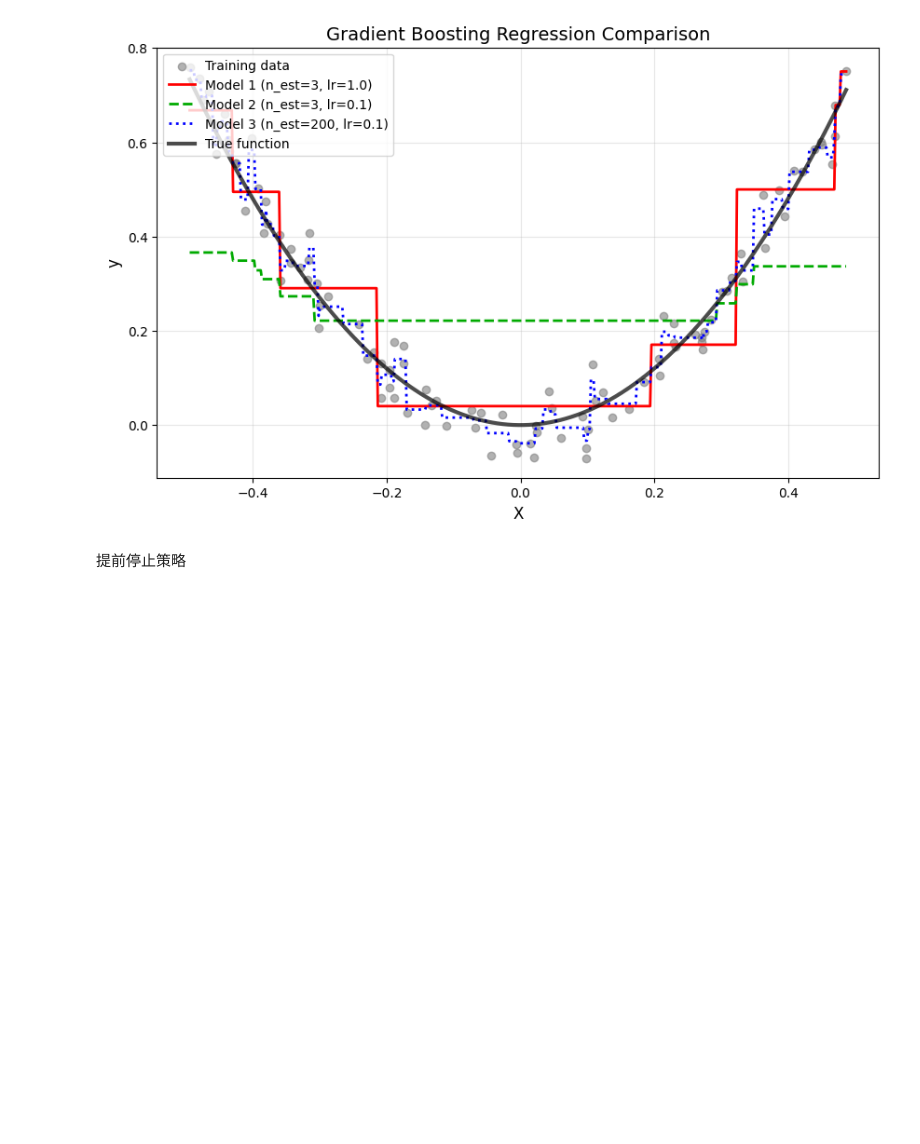
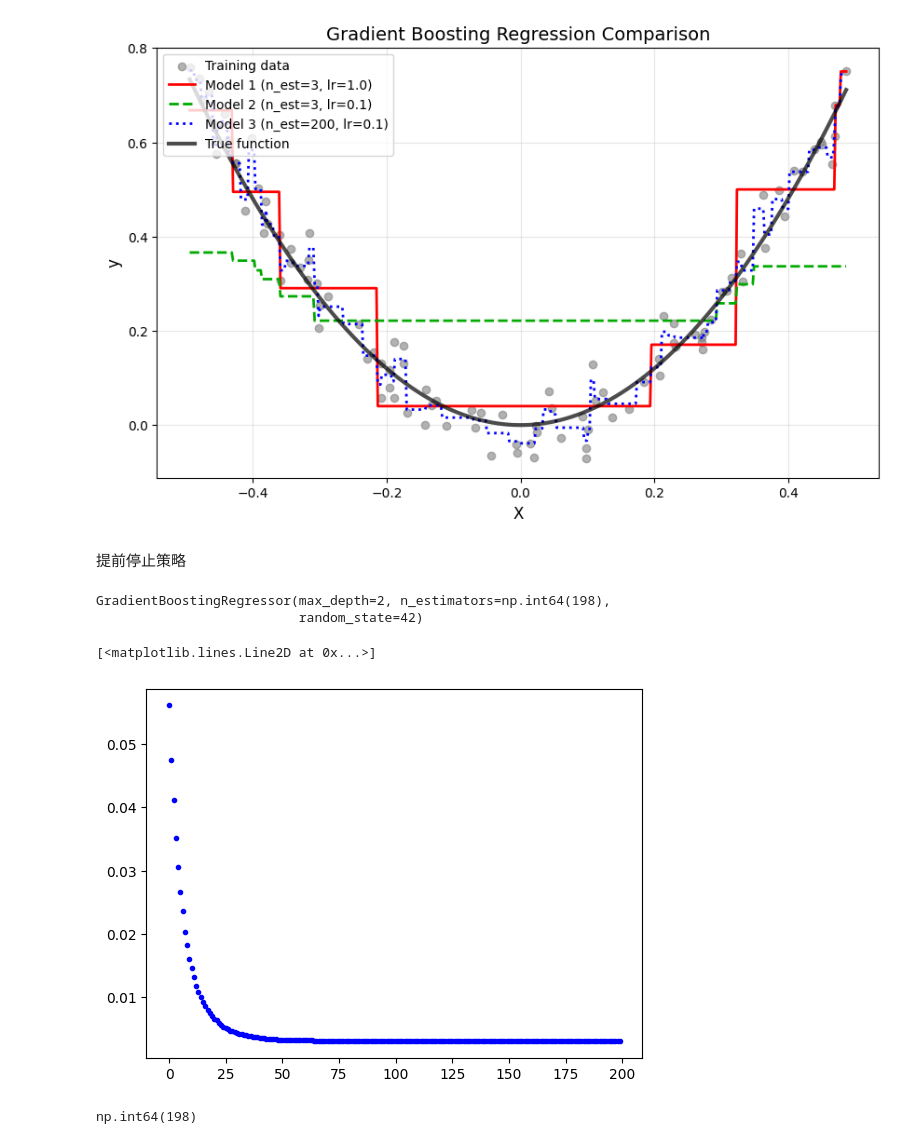
Before and after one commit to zwd1224/machine_learning_practice, a Jupyter notebook: 机器学习/集成算法/Boosting.ipynb, the cells around one changed output. Drawn from its saved outputs; the diff is of its cells as text; code cells hidden in the pictures; blank space fills up the shorter version.

```diff
--- a/机器学习/集成算法/Boosting.ipynb
+++ b/机器学习/集成算法/Boosting.ipynb
@@ -166,3 +166,30 @@ plot_gbt_comparison(
 [figure]
 # %% [markdown]
 提前停止策略
+# %%
+X_train,X_test,y_train,y_test = train_test_split(X,y,random_state=42)
+
+gbt_reg = GradientBoostingRegressor(max_depth=2, n_estimators=200,random_state=42)
+gbt_reg.fit(X_train,y_train)
+
+from sklearn.metrics import mean_squared_error
+# 子树的个数对模型的效果的影响 ，不是树的个数越多，效果越好
+# staged_predict 可以返回每个阶段的预测值
+errors = [mean_squared_error(y_test,y_pred) for y_pred in gbt_reg.staged_predict(X_test) ]
+
+min_error_index = np.argmin(errors)
+
+best_gbt = GradientBoostingRegressor(max_depth=2, n_estimators=min_error_index,random_state=42)
+best_gbt.fit(X_train,y_train)
+# %% [output]
+GradientBoostingRegressor(max_depth=2, n_estimators=np.int64(198),
+                          random_state=42)
+# %%
+plt.plot(errors,'b.')
+# %% [output]
+[<matplotlib.lines.Line2D at 0x...>]
+[figure, added]
+# %%
+min_error_index
+# %% [output]
+np.int64(198)
```
Also changed, not shown: parts of 3 cells of this notebook, 1 other file.
